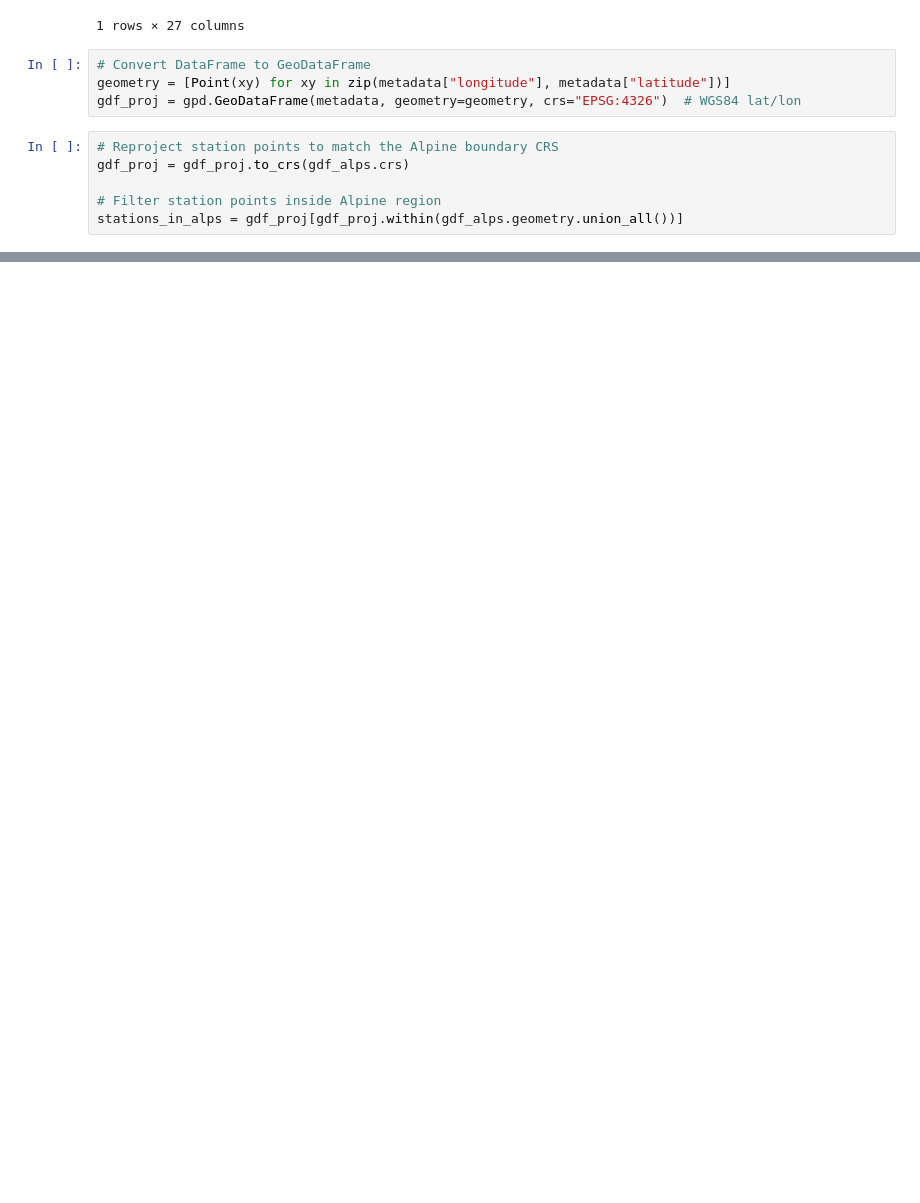
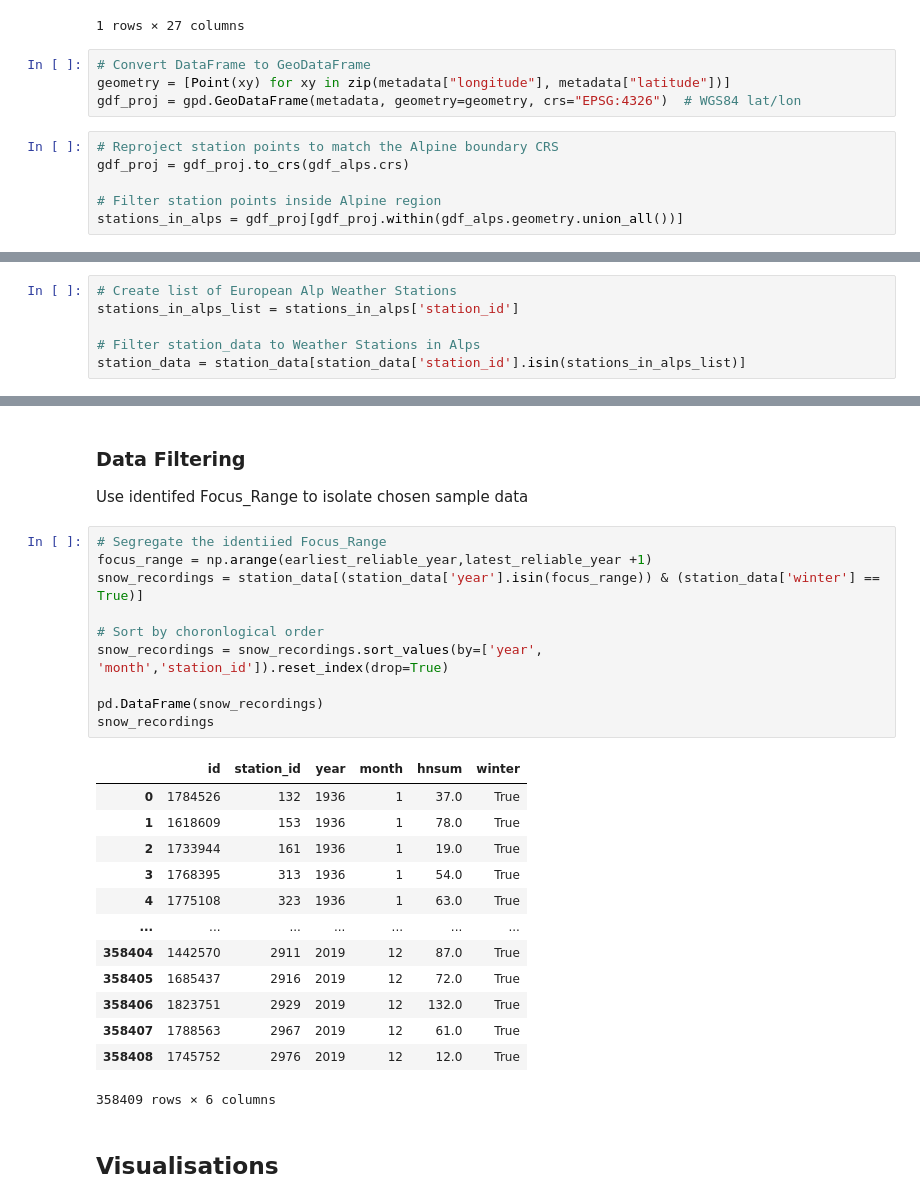
Before and after one commit to Mitch-P-Analyst/Europe_Snowpack_Depths, a Jupyter notebook: Part_2_EDA.ipynb, the cells around one changed output, grey strips where cells are left out. Drawn from its saved outputs; the diff is of its cells as text; blank space fills up the shorter version.

```diff
--- a/Part_2_EDA.ipynb
+++ b/Part_2_EDA.ipynb
@@ -365,0 +162,6 @@ fig.show()
+# %%
+# Create list of European Alp Weather Stations
+stations_in_alps_list = stations_in_alps['station_id']
+
+# Filter station_data to Weather Stations in Alps
+station_data = station_data[station_data['station_id'].isin(stations_in_alps_list)]
@@ -365,0 +262,30 @@ fig.show()
+# %% [markdown]
+### Data Filtering
+
+Use identifed Focus_Range to isolate chosen sample data
+# %%
+# Segregate the identiied Focus_Range
+focus_range = np.arange(earliest_reliable_year,latest_reliable_year +1)
+snow_recordings = station_data[(station_data['year'].isin(focus_range)) & (station_data['winter'] == True)]
+
+# Sort by choronlogical order
+snow_recordings = snow_recordings.sort_values(by=['year', 'month','station_id']).reset_index(drop=True)
+
+pd.DataFrame(snow_recordings)
+snow_recordings
+# %% [output]
+|  | id | station_id | year | month | hnsum | winter |
+| 0 | 1784526 | 132 | 1936 | 1 | 37.0 | True |
+| 1 | 1618609 | 153 | 1936 | 1 | 78.0 | True |
+| 2 | 1733944 | 161 | 1936 | 1 | 19.0 | True |
+| 3 | 1768395 | 313 | 1936 | 1 | 54.0 | True |
+| 4 | 1775108 | 323 | 1936 | 1 | 63.0 | True |
+| ... | ... | ... | ... | ... | ... | ... |
+| 358404 | 1442570 | 2911 | 2019 | 12 | 87.0 | True |
+| 358405 | 1685437 | 2916 | 2019 | 12 | 72.0 | True |
+| 358406 | 1823751 | 2929 | 2019 | 12 | 132.0 | True |
+| 358407 | 1788563 | 2967 | 2019 | 12 | 61.0 | True |
+| 358408 | 1745752 | 2976 | 2019 | 12 | 12.0 | True |
+358409 rows × 6 columns
+# %% [markdown]
+## Visualisations
```
Also changed, not shown: parts of 20 cells of this notebook.
